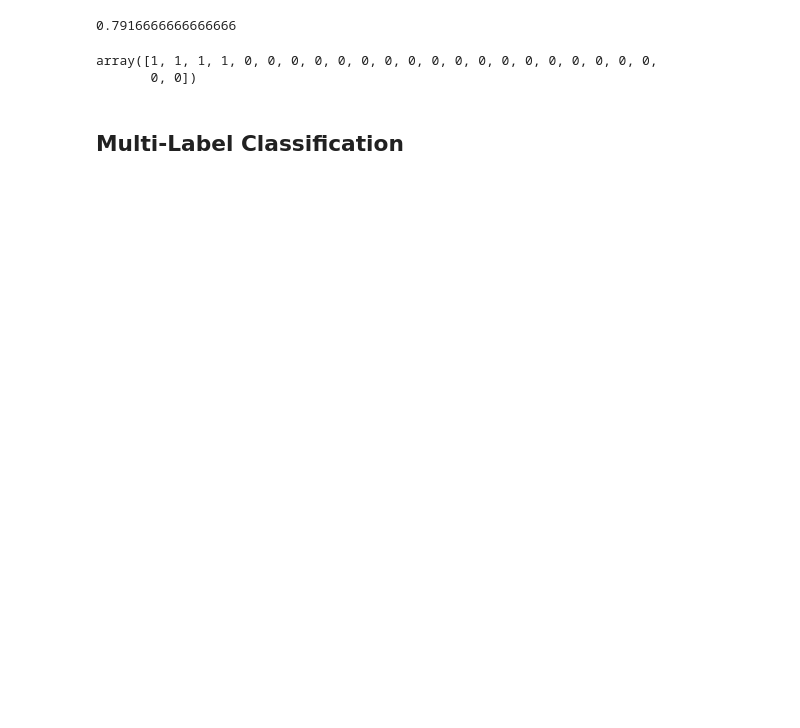
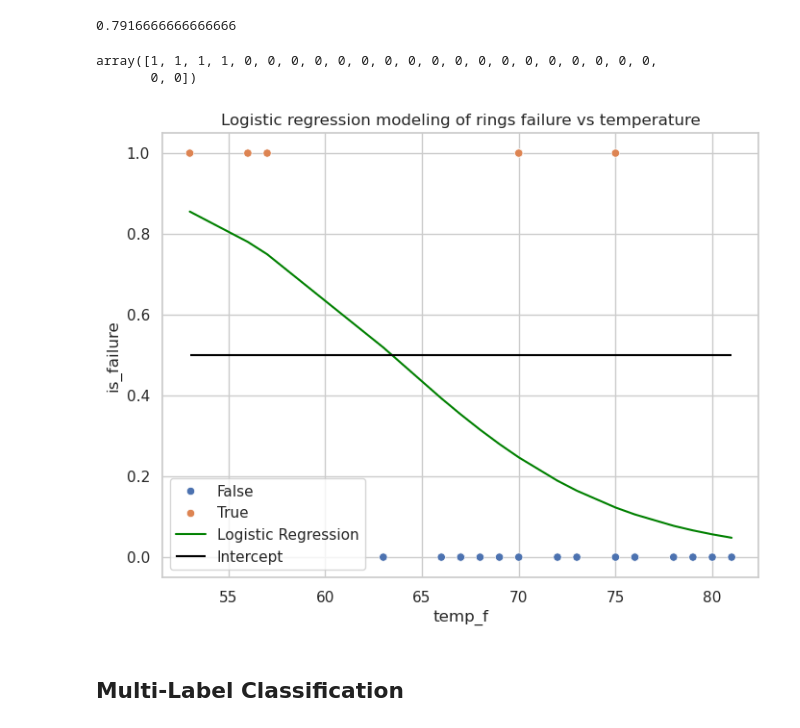
Before and after one commit to aoguedao/wcdanm2024-neural-computing-workshop, a Jupyter notebook: lessons/ml_classification.ipynb, the cells around one changed output. Cells and saved outputs as stored; diff of their text form; code cells hidden in the pictures; blank space fills up the shorter version.

```diff
--- a/lessons/ml_classification.ipynb
+++ b/lessons/ml_classification.ipynb
@@ -181,6 +181,23 @@ y_pred
 # %% [output]
 array([1, 1, 1, 1, 0, 0, 0, 0, 0, 0, 0, 0, 0, 0, 0, 0, 0, 0, 0, 0, 0, 0,
        0, 0])
+# %%
+fig, ax = plt.subplots(figsize=(8, 6))
+sns.scatterplot(
+    x="temp_f",
+    y="is_failure",
+    hue="failure",
+    data=challenger,
+    ax=ax
+)
+loss = sigmoid(X.to_numpy() * model.coef_ + model.intercept_)
+ax.plot(X, loss, label="Logistic Regression", color="green")
+ax.hlines(0.5, xmin=X.min(), xmax=X.max(), color="black", label="Intercept")
+ax.legend()
+ax.set_title("Logistic regression modeling of rings failure vs temperature")
+fig.show()
+# %% [output]
+[figure, added]
 # %% [markdown]
 ## Multi-Label Classification
 # %%
```
Also changed, not shown: parts of 8 cells of this notebook, 11 other files.
